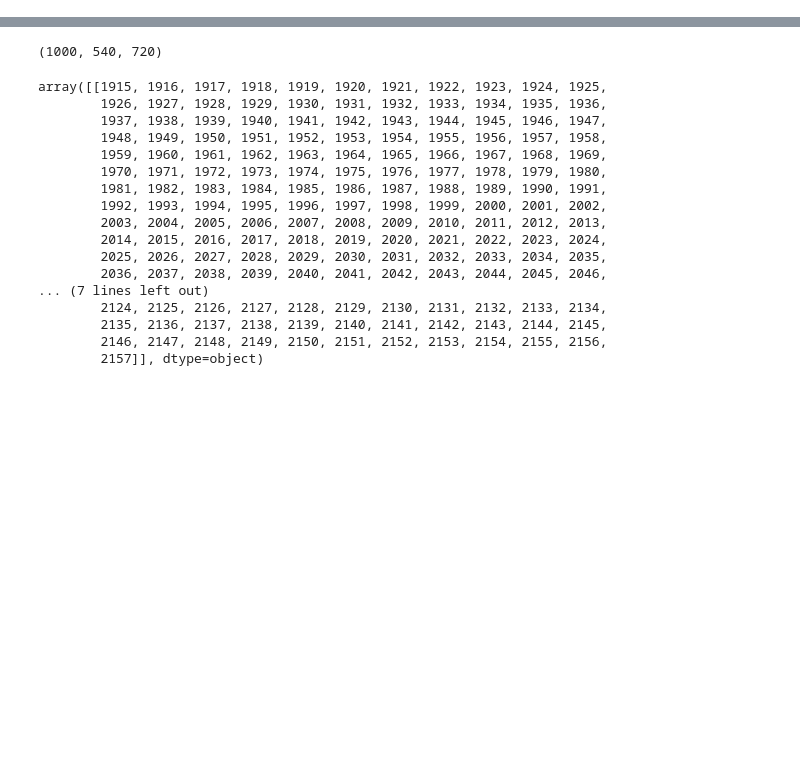
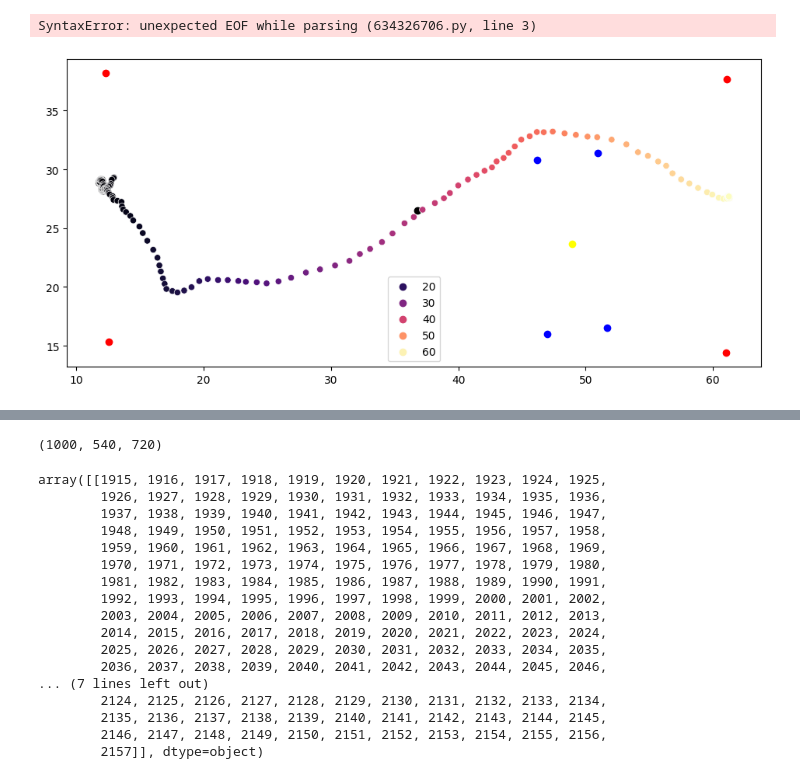
Before and after one commit to msidikpr/obstacle_avoidance, a Jupyter notebook: test_functions.ipynb, the cells around one changed output, grey strips where cells are left out. Saved outputs shown, nothing was run; the diff lists cells and outputs as text; code cells hidden in the pictures; blank space fills up the shorter version.

```diff
--- a/test_functions.ipynb
+++ b/test_functions.ipynb
@@ -8,3 +15,2 @@ from tqdm import tqdm
 # %%
-df= pd.read_hdf(r'C:\Users\nlab\obstacle_avoidance\recordings\100322\J19LT\oa\raw_J19LT_100322_oa.h5')
-df.head()
+df= pd.read_hdf(r'C:\Users\nlab\obstacle_avoidance\recordings\101322\J20LT\oa\raw_J20LT_101322_oa.h5')
@@ -18,0 +56,7 @@ df.head()
+# %%
+obstacle_cols = [col for col in df.columns if 'obstacle' in col]
+obstacle_cols = [col for col in obstacle_cols if 'likelihood' not in col]
+obstacle_cols = [col for col in obstacle_cols if 'std' not in col]
+obstacle_cols = [col for col in obstacle_cols if 'lind' not in col]
+
+obstacle_cols
@@ -18,0 +80,53 @@ df.head()
+# %%
+## get median center and median poit at first and last half of trial
+
+for ind, row in df.iterrows():
+    # find mid point of obstacle poistion trace
+    mid = np.ceil(len(row['obstacleTL_x_cm'])/2)
+    mid = np.int(mid)
+
+    # calculate median of each corner
+    obstacle_cols = [col for col in df.columns if 'obstacle' in col]
+    obstacle_cols = [col for col in obstacle_cols if 'likelihood' not in col]
+    obstacle_cols = [col for col in obstacle_cols if 'std' not in col]
+    obstacle_cols = [col for col in obstacle_cols if 'lind' not in col]
+    for col in obstacle_cols:
+        df.at[ind,col+'_fh']= row
+
+
+
+
+
+    xvals = np.stack([row['obstacleTL_x_cm'], row['obstacleTR_x_cm'], row['obstacleBL_x_cm'], row['obstacleBR_x_cm']])
+    obstacle_cen_x = np.nanmedian(xvals)
+
+    yvals = np.stack([row['obstacleTL_y_cm'], row['obstacleTR_y_cm'], row['obstacleBL_y_cm'], row['obstacleBR_y_cm']])
+    obstacle_cen_y = np.nanmedian(yvals)
+
+     xvals = np.stack([row['obstacleTL_x_cm'], row['obstacleTR_x_cm'], row['obstacleBL_x_cm'], row['obstacleBR_x_cm']])
+    obstacle_cen_x = np.nanmedian(xvals)
+
+    yvals = np.stack([row['obstacleTL_y_cm'], row['obstacleTR_y_cm'], row['obstacleBL_y_cm'], row['obstacleBR_y_cm']])
+    obstacle_cen_y = np.nanmedian(yvals)
+# %% [output]
+SyntaxError: unexpected EOF while parsing (634326706.py, line 3)
+# %%
+plt.figure(figsize=(9.5,4.5))
+for ind, row in test.iterrows():
+    plt.scatter([row['arenaTL_x_cm'] , row['arenaTR_x_cm'], row['arenaBL_x_cm'], row['arenaBR_x_cm']],
+                [row['arenaTL_y_cm'], row['arenaTR_y_cm'], row['arenaBL_y_cm'], row['arenaBR_y_cm']],color='red')
+
+    plt.scatter([row['obstacleTL_x_cm_lind'], row['obstacleTR_x_cm_lind'], row['obstacleBL_x_cm_lind'], row['obstacleBR_x_cm_lind']],
+                [row['obstacleTL_y_cm_lind'], row['obstacleTR_y_cm_lind'], row['obstacleBL_y_cm_lind'], row['obstacleBR_y_cm_lind']],color='blue')
+
+
+    plt.scatter(row['obstacle_x_cm_lind'],row['obstacle_y_cm_lind'],color='yellow')
+
+    plt.scatter(arena_cen_x,arena_cen_y, color ='black')
+
+
+    sns.scatterplot(x=row['nose_x_cm'],y=row['nose_y_cm'],hue = row['nose_x_cm'], palette ='magma')
+
+    plt.tight_layout()
+# %% [output]
+[figure, added]
```
Also changed, not shown: parts of 19 cells of this notebook, 4 other files.
